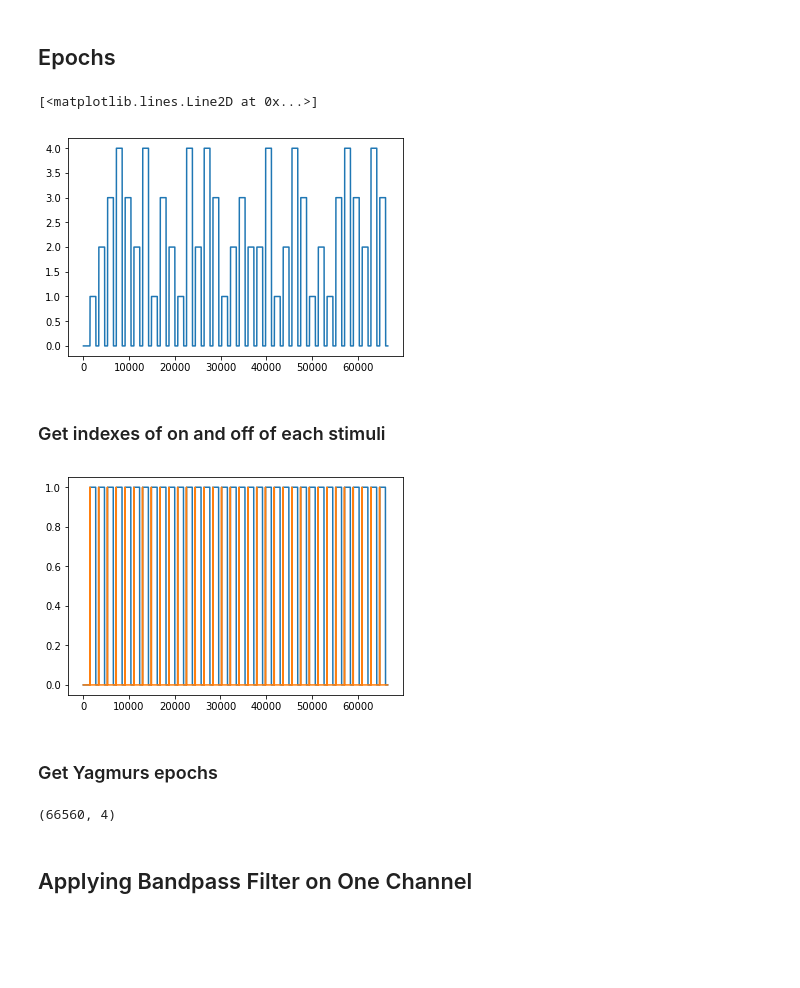
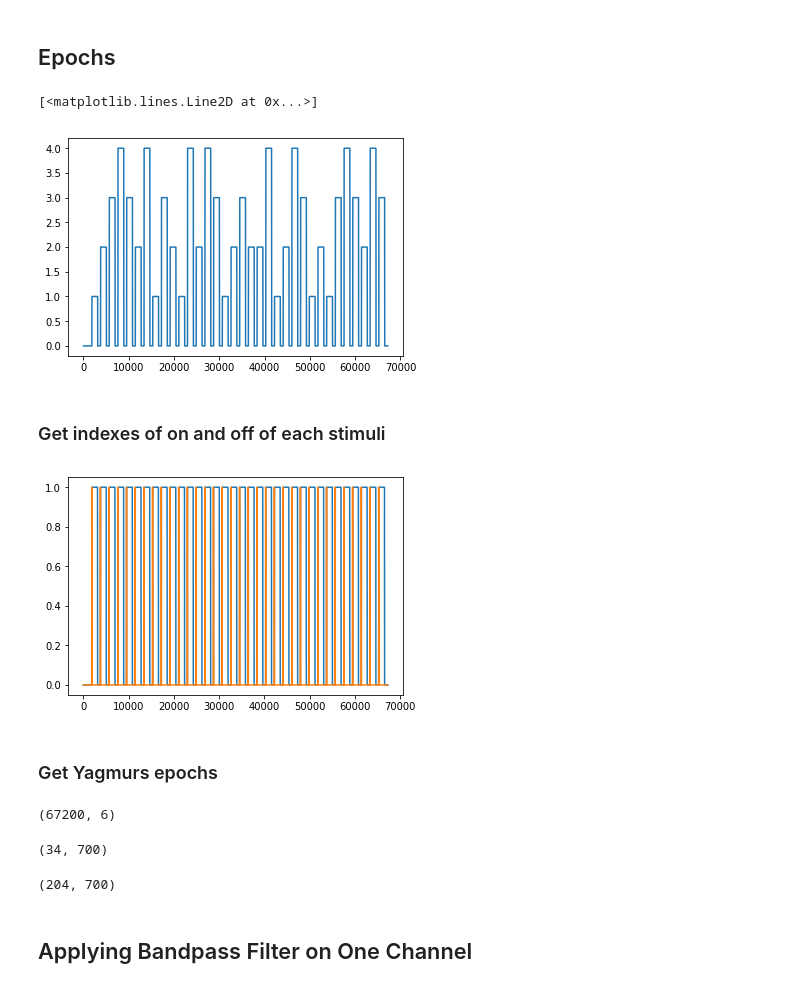
Before and after one commit to alTeska/BCI-Brane, a Jupyter notebook: notebooks/SSVEP_classification.ipynb, the cells around one changed output. Cells and saved outputs as stored; diff of their text form; code cells hidden in the pictures; blank space fills up the shorter version.

```diff
--- a/notebooks/SSVEP_classification.ipynb
+++ b/notebooks/SSVEP_classification.ipynb
@@ -72,11 +71,11 @@ for i in np.arange(0,3):
 # %% [markdown]
 ## Epochs
 # %%
-yagmur = data[1] #0 aleks, 1 carlo, 2 yagmur
+yagmur = data[2] #0 aleks, 1 carlo, 2 yagmur
 plt.plot(yagmur.label)
 # %% [output]
 [<matplotlib.lines.Line2D at 0x...>]
-[figure, old version]
+[figure, new version]
 # %% [markdown]
 ### Get indexes of on and off of each stimuli
 # %%
@@ -97,22 +96,22 @@ plt.plot(x_alwaysON)
 plt.plot(x_turnON)
 plt.show()
 # %% [output]
-[figure, old version]
+[figure, new version]
 # %% [markdown]
 ### Get Yagmurs epochs
 # %%
-picked_elctrodes = {'AF3', 'F3', 'AF4', 'F4'}
-#picked_elctrodes = {'F4'}
+picked_electrodes = {'AF3', 'F3', 'AF4', 'F4', 'F7', 'F8'}
+#picked_electrodes = {'F4'}
 
-data_electr_filt = np.zeros((yagmur.shape[0], len(picked_elctrodes)))
+data_electr_filt = np.zeros((yagmur.shape[0], len(picked_electrodes)))
 
 
-for n, elec in enumerate(picked_elctrodes):
+for n, elec in enumerate(picked_electrodes):
     data_electr_filt[:,n] = yagmur[elec]
 
 data_electr_filt.shape
 # %% [output]
-(66560, 4)
+(67200, 6)
 # %%
 N_epoch = 700
 
@@ -125,3 +126,12 @@ epochs = np.mean(epochs, axis=2)
+# %%
+epochs = np.mean(epochs, axis=2)
+epochs.shape
+# %% [output]
+(34, 700)
+# %%
+epochs_concat.shape
+# %% [output]
+(204, 700)
 # %% [markdown]
 ## Applying Bandpass Filter on One Channel
 # %%
```
Also changed, not shown: parts of 6 cells of this notebook.
